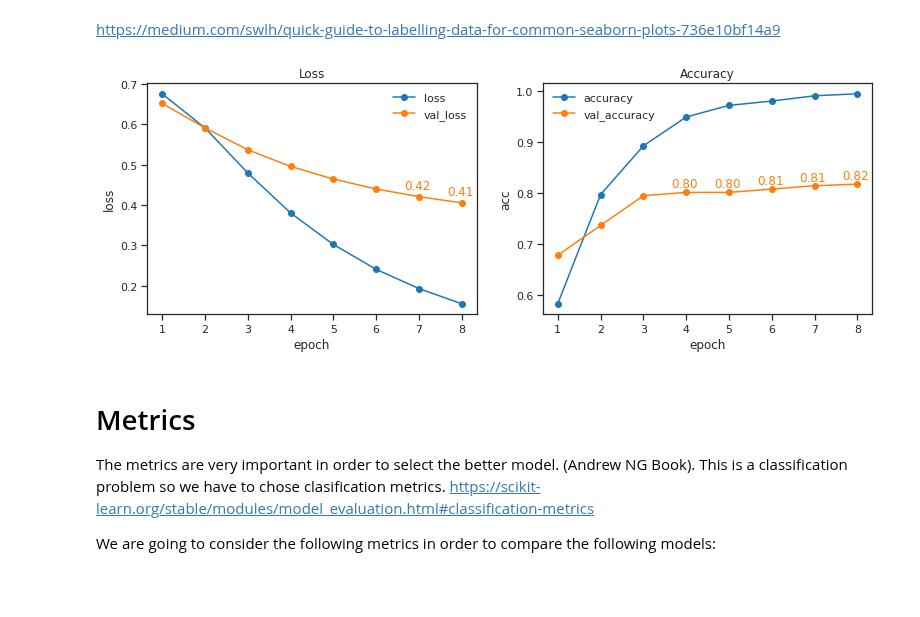
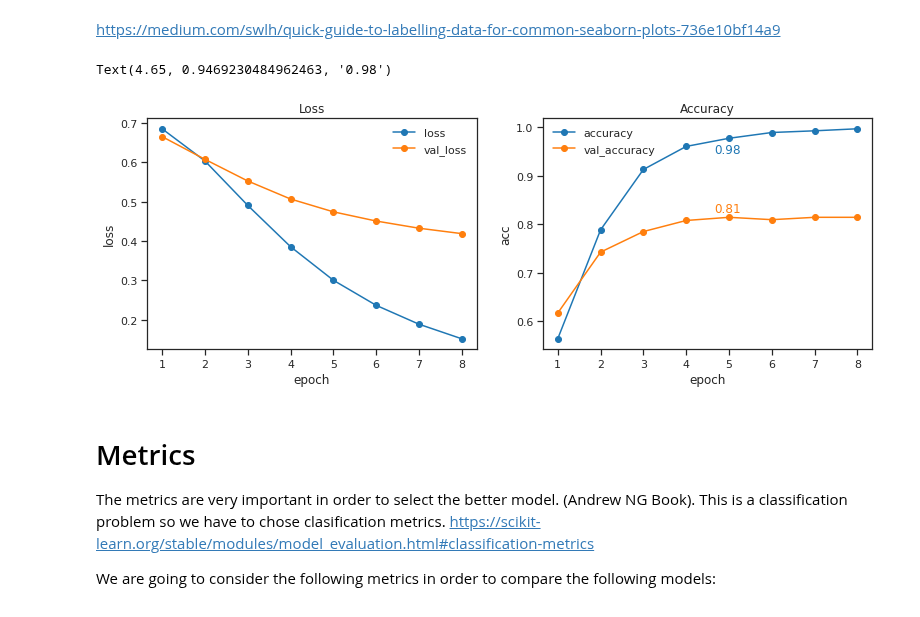
Before and after one commit to Jaimemorillo/ShouldIwatchThisMovie, a Jupyter notebook: Memoria_experiment1.ipynb, the cells around one changed output. Saved outputs shown, nothing was run; the diff lists cells and outputs as text; code cells hidden in the pictures.

```diff
--- a/Memoria_experiment1.ipynb
+++ b/Memoria_experiment1.ipynb
@@ -96,9 +96,9 @@ from sklearn.model_selection import train_test_split
 X = data['overview'].values
 y = data['like'].values
 # %%
-X_train, X_test, y_train, y_test = train_test_split(X, y, test_size=0.10, stratify=y, random_state=10)
+X_train, X_test, y_train, y_test = train_test_split(X, y, test_size=0.30, stratify=y, random_state=10)
 
-X_train, X_val, y_train, y_val = train_test_split(X_train, y_train, test_size=15/90, stratify=y_train, random_state=10)
+#X_train, X_val, y_train, y_val = train_test_split(X_train, y_train, test_size=15/90, stratify=y_train, random_state=10)
 # %%
 X_test[:5]
 # %% [output]
@@ -257,7 +259,7 @@ batch_size = 4
 history = model.fit(X_train, y_train,
                     epochs=epochs,
                     verbose=True,
-                    validation_data=(X_val, y_val),
+                    validation_data=(X_test, y_test),
                     batch_size=batch_size)
 # %% [output]
 Epoch 1/8
@@ -283,31 +285,42 @@ https://medium.com/swlh/quick-guide-to-labelling-data-for-common-seaborn-plots-7
 # %%
 #Plot history
 
 fit_history = pd.DataFrame(history.history)
 fit_history['epoch'] = fit_history.index + 1
 
 fig, (ax1, ax2) = plt.subplots(1, 2, figsize=(13, 4.25))
 
 # Loss
 fit_history.plot(x='epoch', y=['loss', 'val_loss'], kind='line', ylabel='loss', title='Loss', marker='o', ax=ax1)
 # label points on the plot only if they are less than 0.43
-for x, y in zip(fit_history['epoch'], fit_history['val_loss']):
-  if y <0.43:
-   ax1.text(x = x - 0.35, # x-coordinate position of data label
-            y = y + 0.02, # y-coordinate position of data label, adjusted to be 150 below the data point
-            s = '{:.2f}'.format(y), # data label, formatted to ignore decimals
-            color = 'tab:orange') # set colour of line
+#for x, y in zip(fit_history['epoch'], fit_history['val_loss']):
+#  if y <0.43:
+#   ax1.text(x = x - 0.35, # x-coordinate position of data label
+#            y = y + 0.02, # y-coordinate position of data label, adjusted to be 150 below the data point
+#            s = '{:.2f}'.format(y), # data label, formatted to ignore decimals
+#            color = 'tab:orange') # set colour of line
 
 # Acc
 fit_history.plot(x='epoch', y=['accuracy', 'val_accuracy'], kind='line', ylabel='acc', title='Accuracy', marker='o', ax=ax2)
-for x, y in zip(fit_history['epoch'], fit_history['val_accuracy']):
-  if y >0.80:
-   ax2.text(x = x - 0.35, # x-coordinate position of data label
-            y = y + 0.01, # y-coordinate position of data label, adjusted to be 150 below the data point
-            s = '{:.2f}'.format(y), # data label, formatted to ignore decimals
-            color = 'tab:orange') # set colour of line
+
+x = fit_history[fit_history['val_accuracy']==fit_history['val_accuracy'].max()]
+
+first_max_acc = fit_history[fit_history['val_accuracy']==fit_history['val_accuracy'].max()].iloc[0]
+x = first_max_acc['epoch']
+y = first_max_acc['val_accuracy']
+z = first_max_acc['accuracy']
+
+ax2.text(x = x - 0.35, # x-coordinate position of data label
+         y = y + 0.01, # y-coordinate position of data label, adjusted to be 150 below the data point
+         s = '{:.2f}'.format(y), # data label, formatted to ignore decimals
+         color = 'tab:orange') # set colour of line
+ax2.text(x = x - 0.35, # x-coordinate position of data label
+         y = z - 0.03, # y-coordinate position of data label, adjusted to be 150 below the data point
+         s = '{:.2f}'.format(z), # data label, formatted to ignore decimals
+         color = 'tab:blue') # set colour of line
 # %% [output]
+Text(4.65, 0.9469230484962463, '0.98')
-[figure, old version]
+[figure, new version]
 # %% [markdown]
 # Metrics
 The metrics are very important in order to select the better model. (Andrew NG Book). This is a classification problem so we have to chose clasification metrics. https://scikit-learn.org/stable/modules/model_evaluation.html#classification-metrics
```
Also changed, not shown: parts of 12 cells of this notebook.
